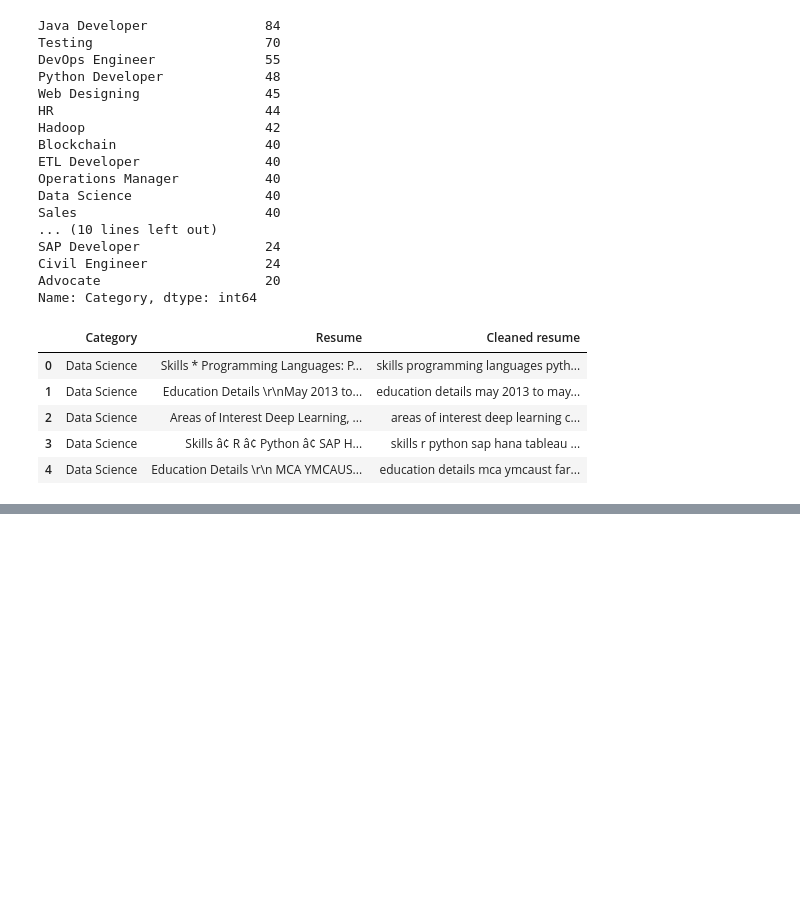
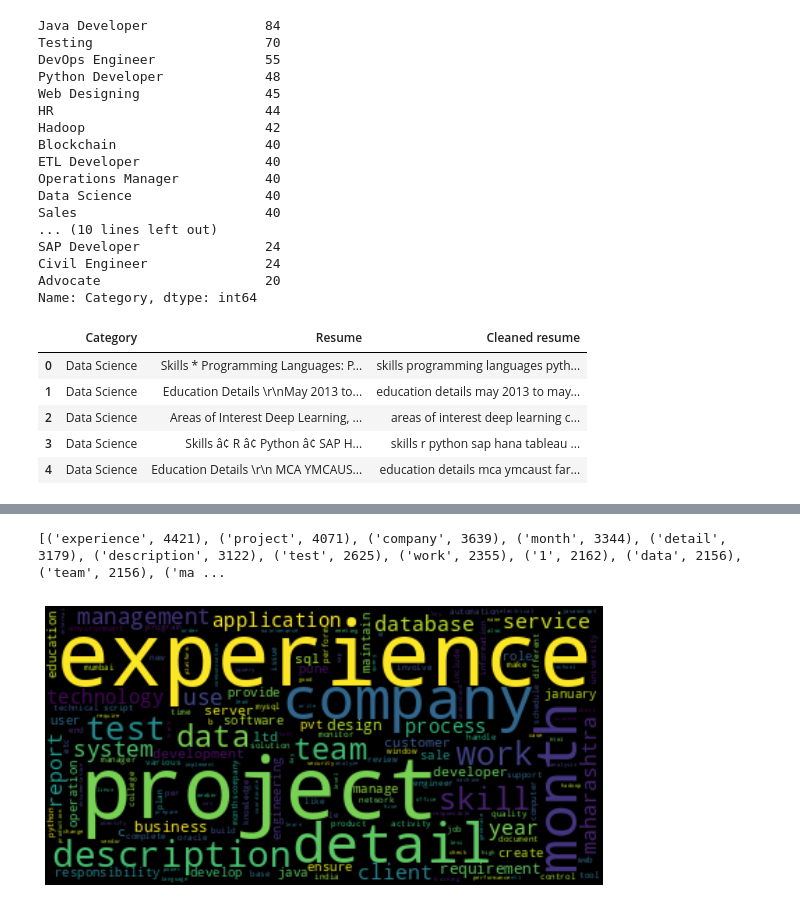
Before and after one commit to max423/Automatic-CV-classification, a Jupyter notebook: business-project.ipynb, the cells around one changed output, grey strips where cells are left out. Saved outputs shown, nothing was run; the diff lists cells and outputs as text; code cells hidden in the pictures; blank space fills up the shorter version.

Commit message:
Added Word Cloud

```diff
--- a/business-project.ipynb
+++ b/business-project.ipynb
@@ -57,6 +57,7 @@ def clean_data(text):
     text = text.lower()
     text = re.sub('[%s]' % re.escape("""!"#$%&'()*+,-./:;<=>?@[\]^_`{|}~"""), ' ', text)  # remove punctuations
     text = re.sub(r'[^\x00-\x7f]',r' ', text)
+    text = re.sub('exprience', 'experience',text)
     text = " ".join(text.split())  # remove extra whitespace
     return text
 # %%
@@ -91,0 +175,23 @@ print(most_common)
+# %%
+def simpler_pos_tag(nltk_tag):
+    if nltk_tag.startswith('J'):
+        return "a"
+    elif nltk_tag.startswith('V'):
+        return "v"
+    elif nltk_tag.startswith('N'):
+        return "n"
+    elif nltk_tag.startswith('R'):
+        return "r"
+    else:
+        return None
+
+simpler_POS_text = []
+
+# for each tuple of the list, we create a new tuple: the first element is the token, the second is
+# the simplified pos tag, obtained calling the function simpler_pos_tag()
+# then we append the new created tuple to a new list, which will be the output
+for tuple in pos_tagging:
+    POS_tuple = (tuple[0], simpler_pos_tag(tuple[1]))
+    simpler_POS_text.append(POS_tuple)
+
+simpler_POS_text
@@ -91,0 +216,4 @@ print(most_common)
+# %%
+nltk.download('wordnet')
+from nltk.stem.wordnet import WordNetLemmatizer
+lemmatizer = WordNetLemmatizer()
@@ -91,0 +223,10 @@ print(most_common)
+# %%
+lemmatized_text = []
+
+for tuple in simpler_POS_text:
+    if tuple[1] == None:
+        lemmatized_text.append(lemmatizer.lemmatize(tuple[0]))
+    else:
+        lemmatized_text.append(lemmatizer.lemmatize(tuple[0], pos=tuple[1]))
+
+lemmatized_text
@@ -91,0 +251,14 @@ print(most_common)
+# %%
+word_frequency_distribution = nltk.FreqDist(lemmatized_text)
+most_common = word_frequency_distribution.most_common(50)
+print(most_common)
+# %% [output]
+[('experience', 4421), ('project', 4071), ('company', 3639), ('month', 3344), ('detail', 3179), ('description', 3122), ('test', 2625), ('work', 2355), ('1', 2162), ('data', 2156), ('team', 2156), ('ma ...
+# %%
+word_cloud = WordCloud(collocations=False, stopwords=stopwords_en).generate(" ".join(lemmatized_text))
+plt.figure(figsize=(10,10))
+plt.imshow(word_cloud, interpolation='bilinear')
+plt.axis("off")
+plt.show()
+# %% [output]
+[figure, added]
```
Also changed, not shown: parts of 13 cells of this notebook.
